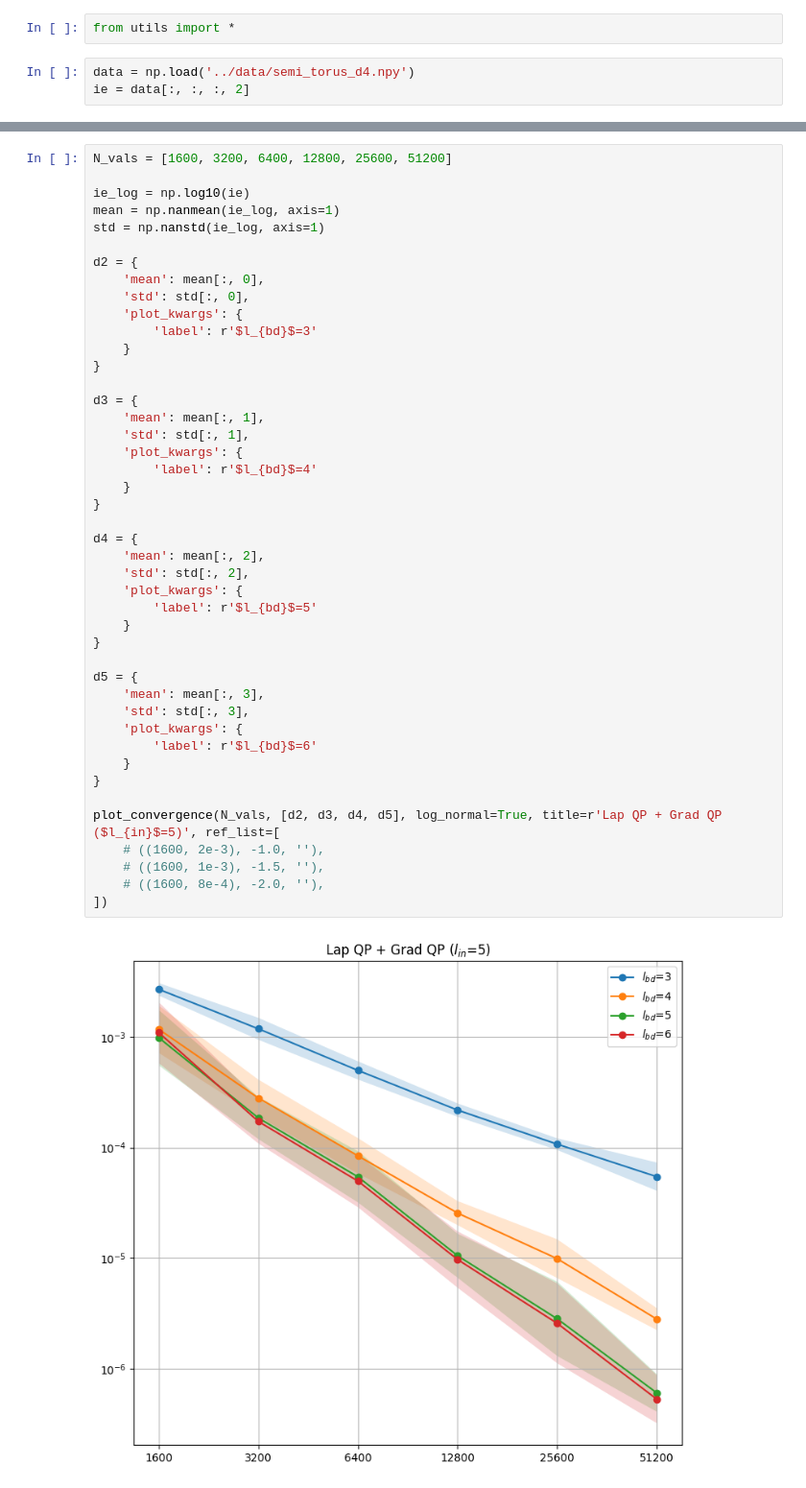
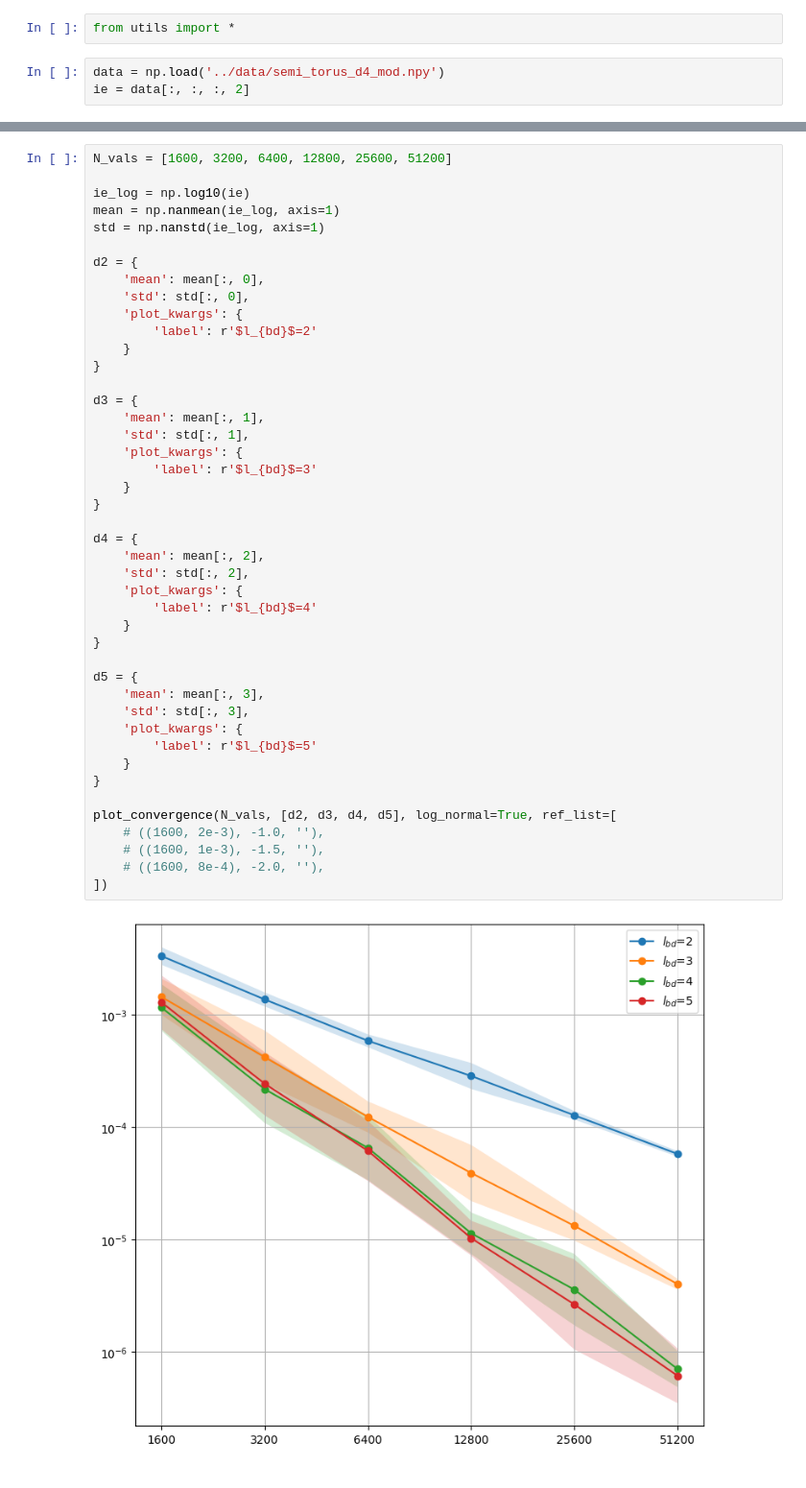
Before and after one commit to leventunord/gRBF-FD-boundary, a Jupyter notebook: notebooks/ie.ipynb, the cells around one changed output, grey strips where cells are left out. Shown at 96% size. Saved outputs shown, nothing was run; the diff lists cells and outputs as text.

```diff
--- a/notebooks/ie.ipynb
+++ b/notebooks/ie.ipynb
@@ -14,5 +14,5 @@ if project_root not in sys.path:
 # %%
 from utils import *
 # %%
-data = np.load('../data/semi_torus_d4.npy')
+data = np.load('../data/semi_torus_d4_mod.npy')
 ie = data[:, :, :, 2]
@@ -31,38 +27,38 @@ d2 = {
     'mean': mean[:, 0],
     'std': std[:, 0],
     'plot_kwargs': {
-        'label': r'$l_{bd}$=3'
+        'label': r'$l_{bd}$=2'
     }
 }
 
 d3 = {
     'mean': mean[:, 1],
     'std': std[:, 1],
     'plot_kwargs': {
-        'label': r'$l_{bd}$=4'
+        'label': r'$l_{bd}$=3'
     }
 }
 
 d4 = {
     'mean': mean[:, 2],
     'std': std[:, 2],
     'plot_kwargs': {
-        'label': r'$l_{bd}$=5'
+        'label': r'$l_{bd}$=4'
     }
 }
 
 d5 = {
     'mean': mean[:, 3],
     'std': std[:, 3],
     'plot_kwargs': {
-        'label': r'$l_{bd}$=6'
+        'label': r'$l_{bd}$=5'
     }
 }
 
-plot_convergence(N_vals, [d2, d3, d4, d5], log_normal=True, title=r'Lap QP + Grad QP ($l_{in}$=5)', ref_list=[
+plot_convergence(N_vals, [d2, d3, d4, d5], log_normal=True, ref_list=[
     # ((1600, 2e-3), -1.0, ''),
     # ((1600, 1e-3), -1.5, ''),
     # ((1600, 8e-4), -2.0, ''),
 ])
 # %% [output]
-[figure, old version]
+[figure, new version]
```
Also changed, not shown: parts of 3 cells of this notebook, 4 other files.
